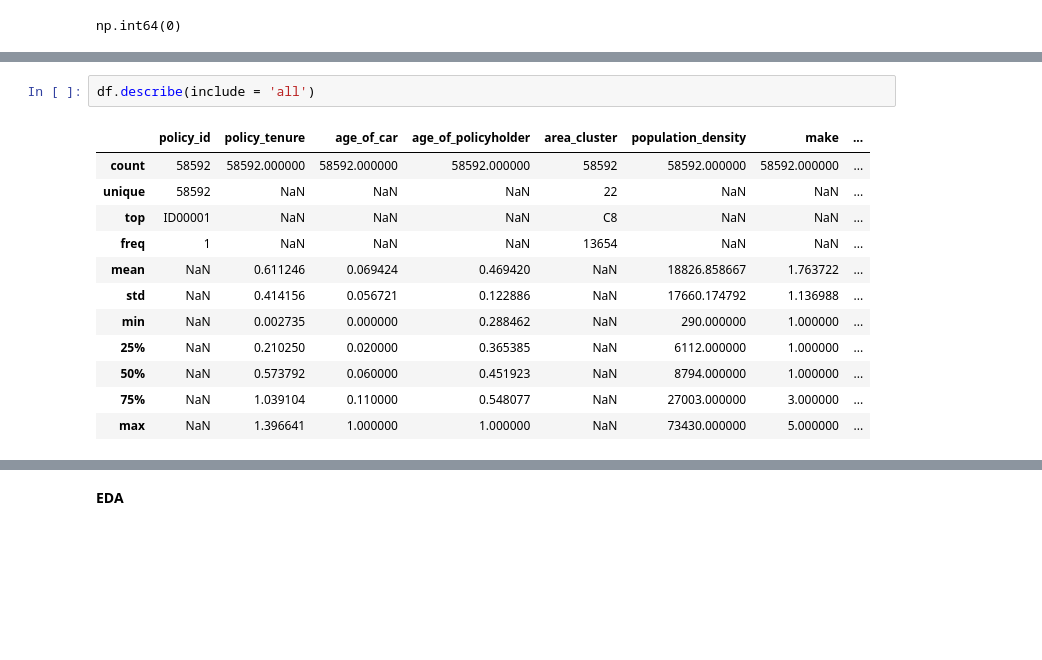
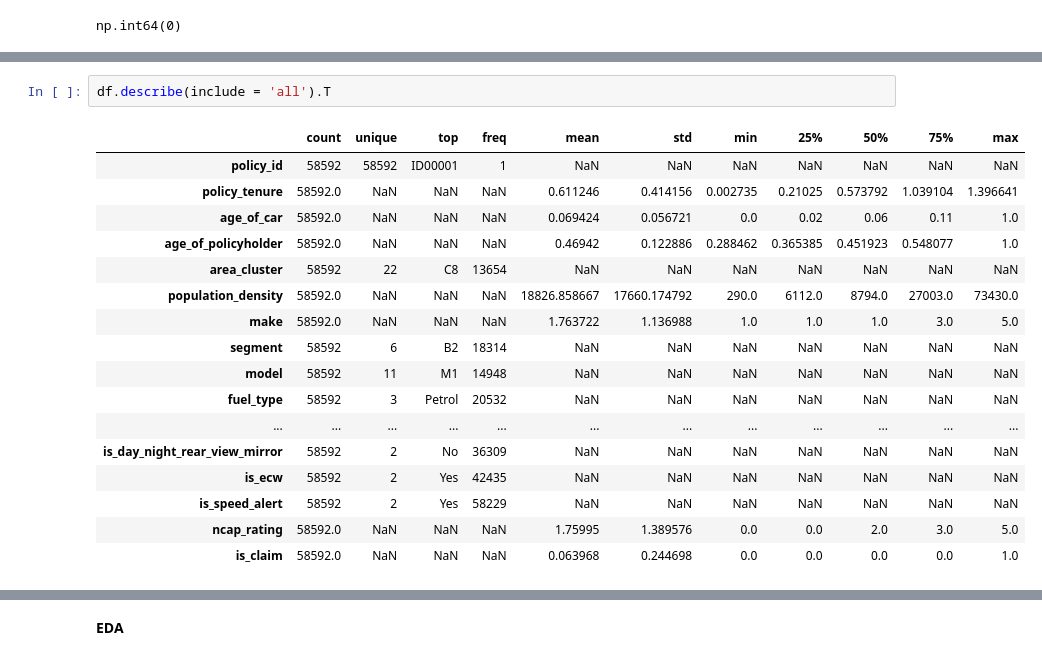
Before and after one commit to aimeele97/insurance_claim_analysis_model, a Jupyter notebook: insuranceclaim.ipynb, the cells around one changed output, grey strips where cells are left out. Cells and saved outputs as stored; diff of their text form; blank space fills up the shorter version.

```diff
--- a/insuranceclaim.ipynb
+++ b/insuranceclaim.ipynb
@@ -65,15 +73,20 @@ df.describe()
 # %%
-df.describe(include = 'all')
+df.describe(include = 'all').T
 # %% [output]
-|  | policy_id | policy_tenure | age_of_car | age_of_policyholder | area_cluster | population_density | make | ... |
-| count | 58592 | 58592.000000 | 58592.000000 | 58592.000000 | 58592 | 58592.000000 | 58592.000000 | ... |
-| unique | 58592 | NaN | NaN | NaN | 22 | NaN | NaN | ... |
-| top | ID00001 | NaN | NaN | NaN | C8 | NaN | NaN | ... |
-| freq | 1 | NaN | NaN | NaN | 13654 | NaN | NaN | ... |
-| mean | NaN | 0.611246 | 0.069424 | 0.469420 | NaN | 18826.858667 | 1.763722 | ... |
-| std | NaN | 0.414156 | 0.056721 | 0.122886 | NaN | 17660.174792 | 1.136988 | ... |
-| min | NaN | 0.002735 | 0.000000 | 0.288462 | NaN | 290.000000 | 1.000000 | ... |
-| 25% | NaN | 0.210250 | 0.020000 | 0.365385 | NaN | 6112.000000 | 1.000000 | ... |
-| 50% | NaN | 0.573792 | 0.060000 | 0.451923 | NaN | 8794.000000 | 1.000000 | ... |
-| 75% | NaN | 1.039104 | 0.110000 | 0.548077 | NaN | 27003.000000 | 3.000000 | ... |
-| max | NaN | 1.396641 | 1.000000 | 1.000000 | NaN | 73430.000000 | 5.000000 | ... |
+|  | count | unique | top | freq | mean | std | min | 25% | 50% | 75% | max |
+| policy_id | 58592 | 58592 | ID00001 | 1 | NaN | NaN | NaN | NaN | NaN | NaN | NaN |
+| policy_tenure | 58592.0 | NaN | NaN | NaN | 0.611246 | 0.414156 | 0.002735 | 0.21025 | 0.573792 | 1.039104 | 1.396641 |
+| age_of_car | 58592.0 | NaN | NaN | NaN | 0.069424 | 0.056721 | 0.0 | 0.02 | 0.06 | 0.11 | 1.0 |
+| age_of_policyholder | 58592.0 | NaN | NaN | NaN | 0.46942 | 0.122886 | 0.288462 | 0.365385 | 0.451923 | 0.548077 | 1.0 |
+| area_cluster | 58592 | 22 | C8 | 13654 | NaN | NaN | NaN | NaN | NaN | NaN | NaN |
+| population_density | 58592.0 | NaN | NaN | NaN | 18826.858667 | 17660.174792 | 290.0 | 6112.0 | 8794.0 | 27003.0 | 73430.0 |
+| make | 58592.0 | NaN | NaN | NaN | 1.763722 | 1.136988 | 1.0 | 1.0 | 1.0 | 3.0 | 5.0 |
+| segment | 58592 | 6 | B2 | 18314 | NaN | NaN | NaN | NaN | NaN | NaN | NaN |
+| model | 58592 | 11 | M1 | 14948 | NaN | NaN | NaN | NaN | NaN | NaN | NaN |
+| fuel_type | 58592 | 3 | Petrol | 20532 | NaN | NaN | NaN | NaN | NaN | NaN | NaN |
+| ... | ... | ... | ... | ... | ... | ... | ... | ... | ... | ... | ... |
+| is_day_night_rear_view_mirror | 58592 | 2 | No | 36309 | NaN | NaN | NaN | NaN | NaN | NaN | NaN |
+| is_ecw | 58592 | 2 | Yes | 42435 | NaN | NaN | NaN | NaN | NaN | NaN | NaN |
+| is_speed_alert | 58592 | 2 | Yes | 58229 | NaN | NaN | NaN | NaN | NaN | NaN | NaN |
+| ncap_rating | 58592.0 | NaN | NaN | NaN | 1.75995 | 1.389576 | 0.0 | 0.0 | 2.0 | 3.0 | 5.0 |
+| is_claim | 58592.0 | NaN | NaN | NaN | 0.063968 | 0.244698 | 0.0 | 0.0 | 0.0 | 0.0 | 1.0 |
```
Also changed, not shown: parts of 47 cells of this notebook.
